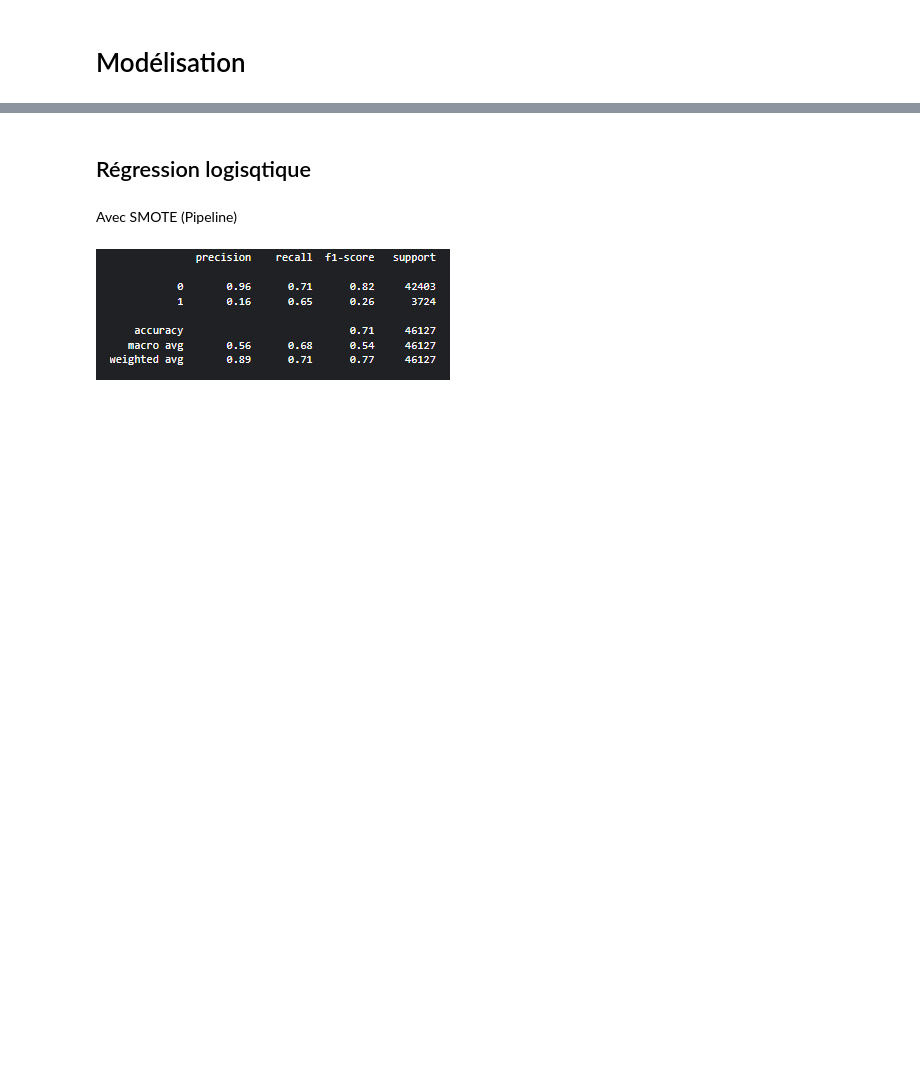
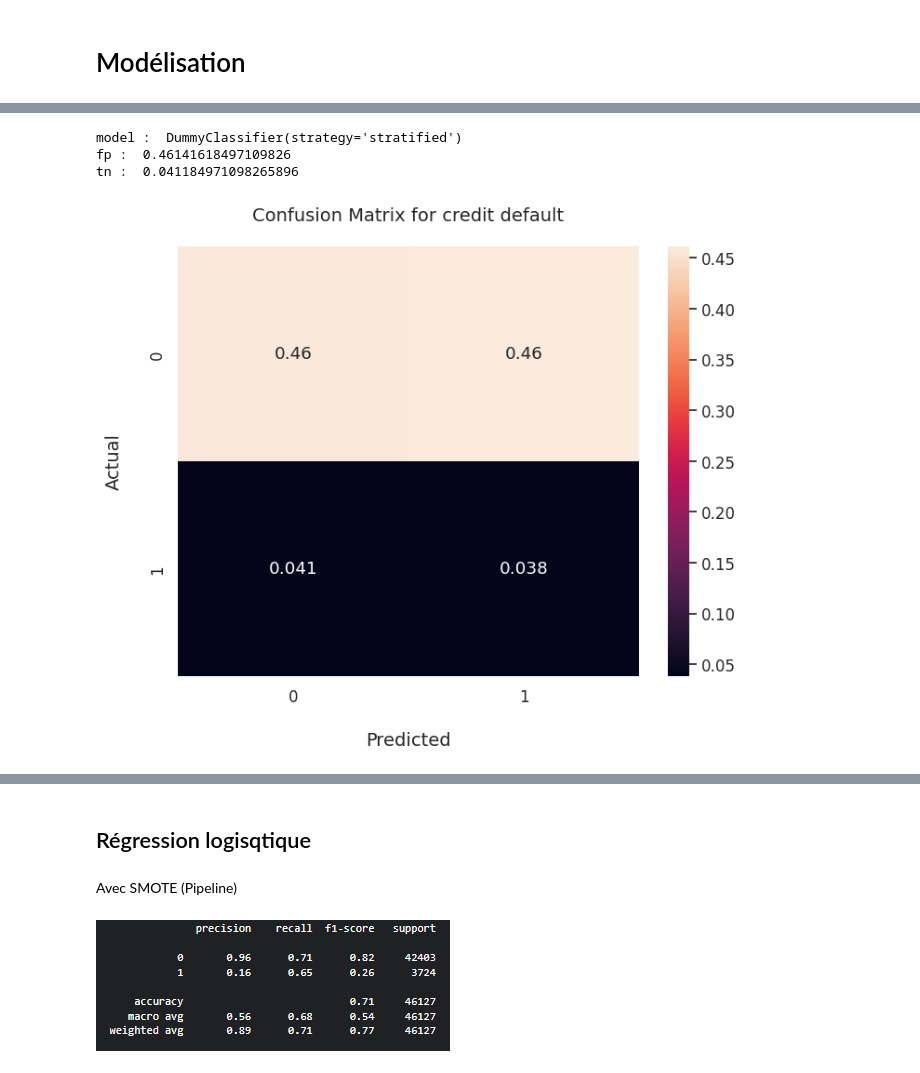
Before and after one commit to alainskydom/Projet-7, a Jupyter notebook: pure-model-projet-7-model.ipynb, the cells around one changed output, grey strips where cells are left out. Cells and saved outputs as stored; diff of their text form; code cells hidden in the pictures; blank space fills up the shorter version.

Commit message:
Kaggle Notebook | Pure model Projet 7 - Model | Version 17

```diff
--- a/pure-model-projet-7-model.ipynb
+++ b/pure-model-projet-7-model.ipynb
@@ -374,0 +452,4 @@ application_bureau_prev.reset_index()
+# %%
+# Suppression des colonnes de score EXT_SOURCE et df_index (data leak)
+data_leak = [i for i in application_bureau_prev.columns if i.startswith('EXT_SOURCE')]
+application_bureau_prev = application_bureau_prev.drop(columns=data_leak)
@@ -377,0 +481,6 @@ application_bureau_prev_s.shape
+# %%
+df_ = application_bureau_prev.drop(columns=['SK_ID_CURR', 'TARGET'])
+
+# calculate correlation matrix
+
+corr_matrix = df_.corr().abs()
@@ -574,0 +780,10 @@ def cv_plot(alpha, cv_auc):
+# %%
+# Custom score function
+from sklearn.metrics import make_scorer, det_curve
+
+def cost_function(y_test, y_pred):
+    fpr, fnr, thresholds = det_curve(y_test, y_pred)
+    tn, fp, fn, tp = confusion_matrix(y_test, y_pred, normalize='all').ravel()
+    return 10*fn + fp
+
+custom_scorer = make_scorer(cost_function, greater_is_better=False)
@@ -574,0 +945,57 @@ def cv_plot(alpha, cv_auc):
+# %%
+# Train/fit models and display best model evaluations, graphs and scores
+from sklearn.metrics import classification_report, roc_auc_score, f1_score, accuracy_score
+
+result_table = []
+
+
+for (name, est) in (estimators):
+    # Cross validation with RandomizedSearchCV
+
+    score = application_bureau_prev.shape[0]
+    model=[]
+    Names=[]
+
+    # paramètre CV
+    cv = RepeatedStratifiedKFold(n_splits=5, n_repeats=3, random_state=1)    # n_splits=10, n_repeats=3
+
+    # Instance RandomizedSearchCV
+    clf = RandomizedSearchCV(est,
+                                param_distributions=params_list_RndSearchCV[name],
+                                n_iter=10,
+                                cv=cv,
+                                scoring=custom_scorer,
+                                n_jobs=-1,
+                                random_state=42,
+                                refit="custom_scorer"
+                                )
+
+    # Fit
+    clf.fit(X_train_s_final, y_train_s)
+
+
+    # Predict
+    y_pred = clf.best_estimator_.predict(X_test_s_final)
+
+    # Display results
+    print("model : ", clf.best_estimator_)
+    confmat(y_test_s, y_pred)
+    print(classification_report (y_test_s, y_pred))
+    print("custom score train : ",(-clf.best_score_).round(2))
+    print("custom score test : ",cost_function(y_test_s, y_pred))
+    print('###################################################################################')
+
+    fpr, tpr, threshold = det_curve(y_test_s, y_pred)
+    result_table.append({'models':clf.best_estimator_,
+                                        #'fpr':fpr,
+                                        #'tpr':tpr,
+                                        'auc':roc_auc_score(y_test_s, y_pred),
+                                        'F1':f1_score(y_test_s, y_pred),
+                                        'Custom Cost train':(-clf.best_score_).round(2),
+                                        'Custom Cost test' :cost_function(y_test_s, y_pred),
+                                        'Accuracy':accuracy_score(y_test_s, y_pred)})
+# %% [output]
+model :  DummyClassifier(strategy='stratified')
+fp :  0.46141618497109826
+tn :  0.041184971098265896
+[figure, added]
```
Also changed, not shown: parts of 107 cells of this notebook.
